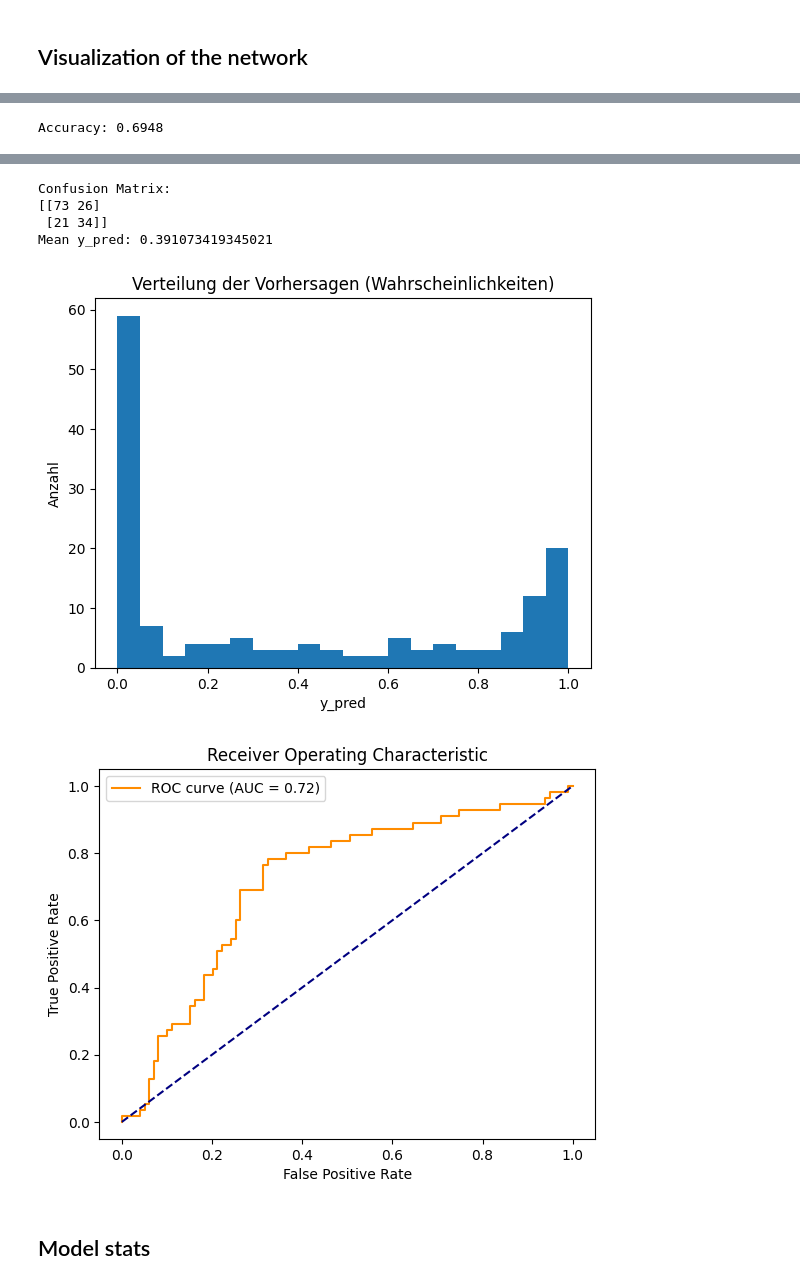
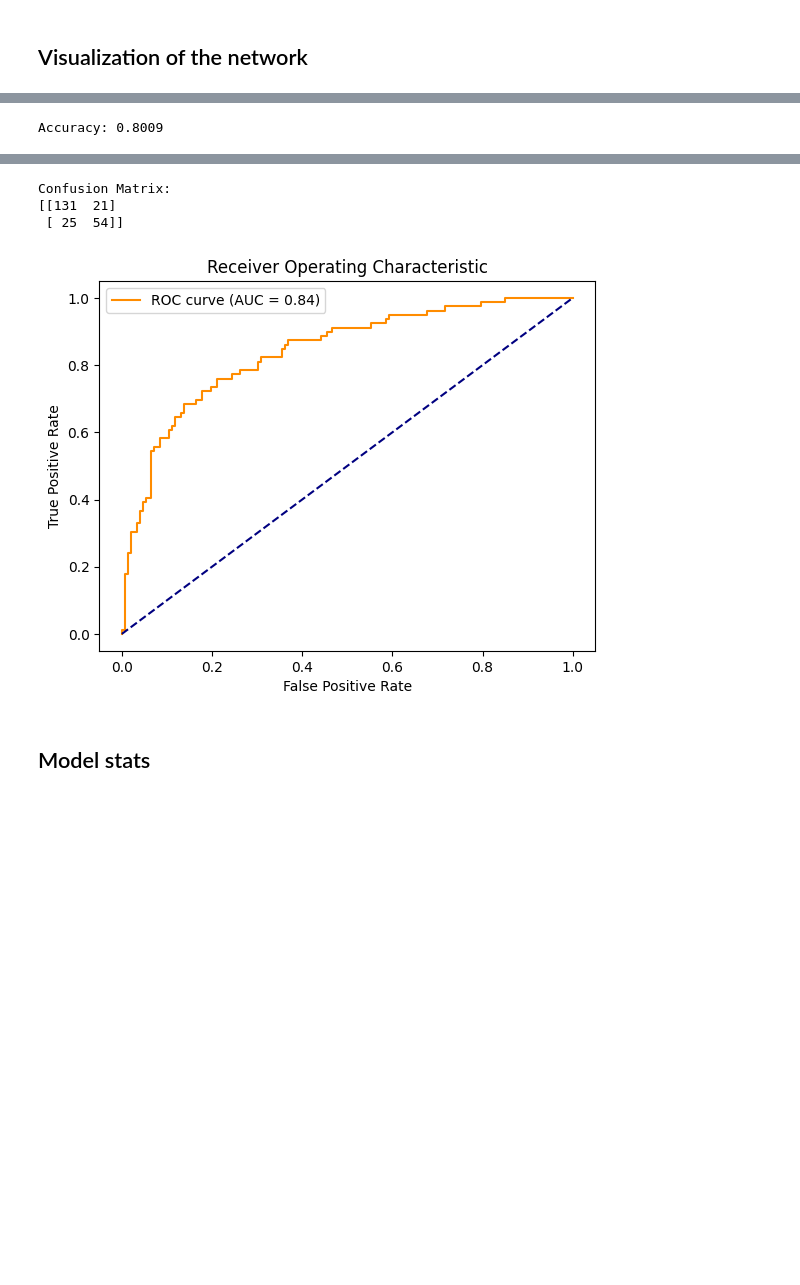
Before and after one commit to paulhoenes/ML_EX2, a Jupyter notebook: NN2.ipynb, the cells around one changed output, grey strips where cells are left out. Cells and saved outputs as stored; diff of their text form; code cells hidden in the pictures; blank space fills up the shorter version.

```diff
--- a/NN2.ipynb
+++ b/NN2.ipynb
@@ -511,6 +536,7 @@ plot_network(model3)
 # %%
-# Predict
-y_pred = model.predict(X_test)
+# Predict on test set
+y_pred = model_final.predict(X_test)
+
 # Convert predictions to binary with a threshold of 0.5
 y_pred_binary = (y_pred >= 0.5).astype(int)
 y_test_binary = y_test.astype(int)
@@ -520,55 +546,43 @@ y_test_binary = y_test.astype(int)
 accuracy = np.mean(y_pred_binary == y_test_binary)
 print(f"Accuracy: {accuracy:.4f}")
 
-# confussion matrix
+# confusion matrix
 from sklearn.metrics import confusion_matrix
 import seaborn as sns
 import matplotlib.pyplot as plt
 cm = confusion_matrix(y_test_binary, y_pred_binary)
 plt.figure(figsize=(8, 6))
 sns.heatmap(cm, annot=True, fmt='d', cmap='Blues', cbar=False)
 plt.xlabel('Predicted')
 plt.ylabel('True')
 plt.title('Confusion Matrix')
 plt.show()
 
 # print confusion matrix
 print("Confusion Matrix:")
 print(cm)
 
-print("Mean y_pred:", np.mean(y_pred))
-
-
-import matplotlib.pyplot as plt
-plt.hist(y_pred, bins=20)
-plt.title("Verteilung der Vorhersagen (Wahrscheinlichkeiten)")
-plt.xlabel("y_pred")
-plt.ylabel("Anzahl")
-plt.show()
-
-
+# ROC Curve and AUC
 from sklearn.metrics import roc_curve, auc
-
 fpr, tpr, _ = roc_curve(y_test, y_pred)
 roc_auc = auc(fpr, tpr)
 
+# plot roc curve
 plt.figure()
 plt.plot(fpr, tpr, color='darkorange', label=f'ROC curve (AUC = {roc_auc:.2f})')
 plt.plot([0, 1], [0, 1], color='navy', linestyle='--')
 plt.xlabel('False Positive Rate')
 plt.ylabel('True Positive Rate')
 plt.title('Receiver Operating Characteristic')
 plt.legend()
 plt.show()
 # %% [output]
-Accuracy: 0.6948
+Accuracy: 0.8009
 [figure]
 Confusion Matrix:
-[[73 26]
- [21 34]]
-Mean y_pred: 0.391073419345021
+[[131  21]
+ [ 25  54]]
-[figure, old version]
+[figure, new version]
-[figure, removed]
 # %% [markdown]
 ## Model stats
 # %%
```
Also changed, not shown: parts of 6 cells of this notebook.
